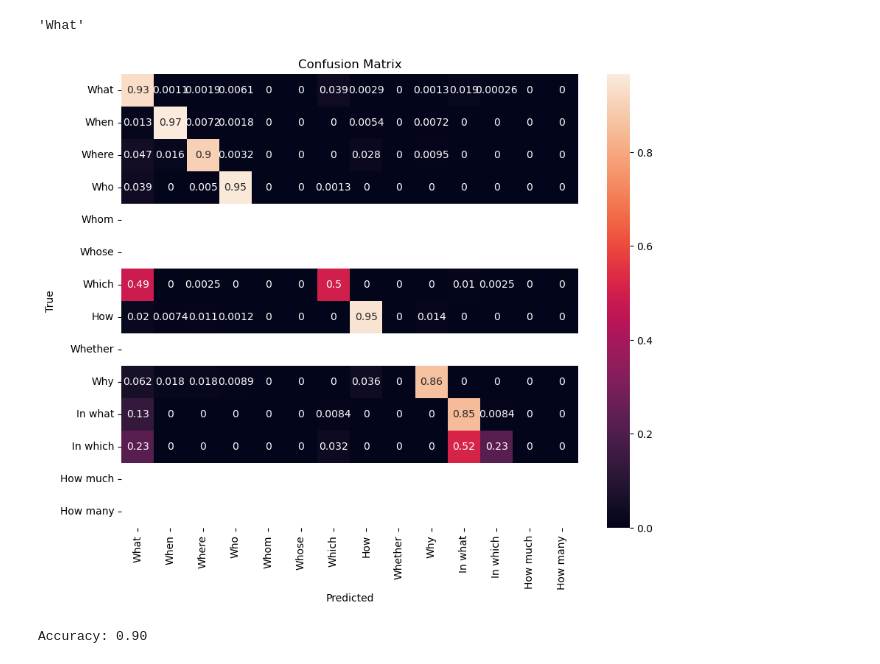
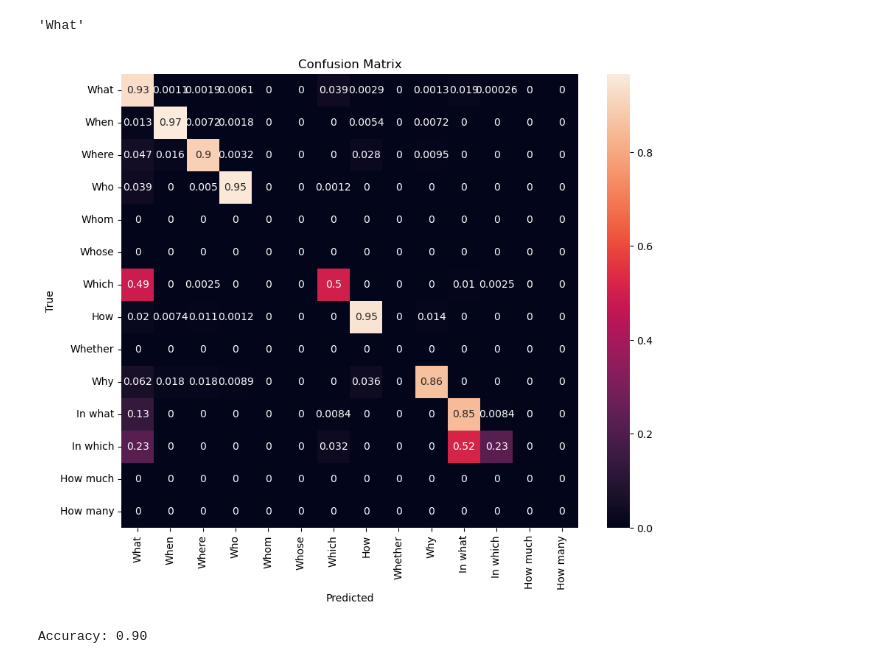
Before and after one commit to ttperr/DD2417-NLP-KTH-mini-project, a Jupyter notebook: pre-trained-bert.ipynb, the cells around one changed output. Cells and saved outputs as stored; diff of their text form; code cells hidden in the pictures.

```diff
--- a/pre-trained-bert.ipynb
+++ b/pre-trained-bert.ipynb
@@ -345,34 +348,38 @@ predicted_question_word
 # %%
 # Create confusion matrix for the validation dataset
 val_loader = DataLoader(val_dataset, batch_size=8, shuffle=False)
 y_true = []
 y_pred = []
 for batch in tqdm(val_loader):
     input_ids = batch['input_ids'].to(device)
     attention_mask = batch['attention_mask'].to(device)
     token_type_ids = batch['token_type_ids'].to(device)
     labels = batch['labels'].to(device)
-    outputs = model(input_ids, attention_mask=attention_mask, token_type_ids=token_type_ids)
+    outputs = model(input_ids, attention_mask=attention_mask,
+                    token_type_ids=token_type_ids)
     logits = outputs.logits
     predicted = logits.argmax(dim=1)
     y_true.extend(labels.cpu().numpy())
     y_pred.extend(predicted.cpu().numpy())
 
 confusion_matrix = np.zeros((len(words_to_pred), len(words_to_pred)))
 for true, pred in zip(y_true, y_pred):
     confusion_matrix[true, pred] += 1
 
 # Normalize confusion matrix
-confusion_matrix = confusion_matrix / confusion_matrix.sum(axis=1, keepdims=True)
+epsilon = 1e-8
+confusion_matrix = confusion_matrix / \
+    (confusion_matrix.sum(axis=1, keepdims=True) + epsilon)
 
 plt.figure(figsize=(10, 8))
-sns.heatmap(confusion_matrix, annot=True, xticklabels=words_to_pred, yticklabels=words_to_pred)
+sns.heatmap(confusion_matrix, annot=True,
+            xticklabels=words_to_pred, yticklabels=words_to_pred)
 plt.xlabel('Predicted')
 plt.ylabel('True')
 plt.title('Confusion Matrix')
 plt.show()
 # %% [output]
-[figure, old version]
+[figure, new version]
 # %%
 # Calculate accuracy
 correct = 0
```
Also changed, not shown: parts of 2 cells of this notebook.
